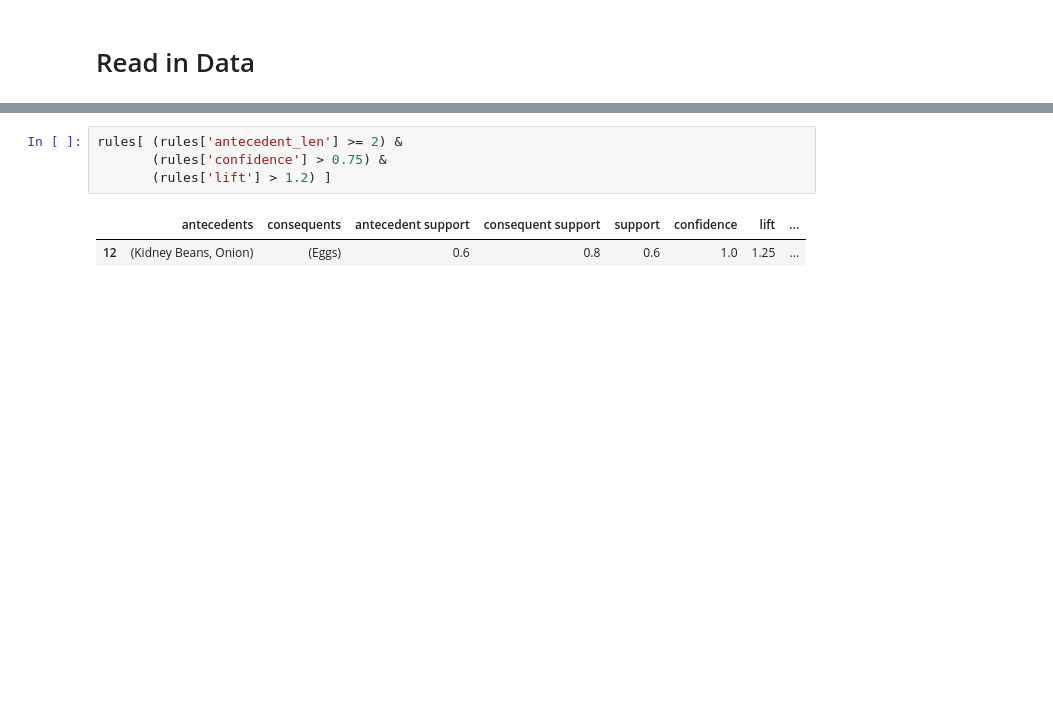
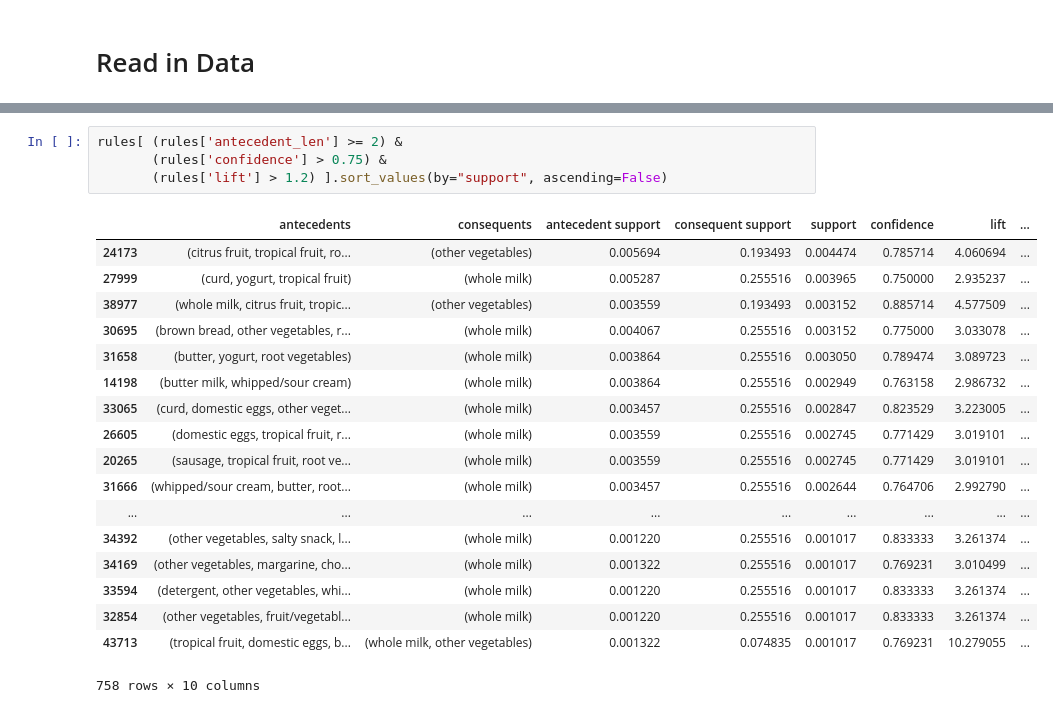
Before and after one commit to stepthom/sandbox, a Jupyter notebook: slides_arules.ipynb, the cells around one changed output, grey strips where cells are left out. Cells and saved outputs as stored; diff of their text form; blank space fills up the shorter version.

```diff
--- a/slides_arules.ipynb
+++ b/slides_arules.ipynb
@@ -154,10 +163,26 @@ rules
 # %%
 rules[ (rules['antecedent_len'] >= 2) &
        (rules['confidence'] > 0.75) &
-       (rules['lift'] > 1.2) ]
+       (rules['lift'] > 1.2) ].sort_values(by="support", ascending=False)
 # %% [output]
 |  | antecedents | consequents | antecedent support | consequent support | support | confidence | lift | ... |
-| 12 | (Kidney Beans, Onion) | (Eggs) | 0.6 | 0.8 | 0.6 | 1.0 | 1.25 | ... |
+| 24173 | (citrus fruit, tropical fruit, ro... | (other vegetables) | 0.005694 | 0.193493 | 0.004474 | 0.785714 | 4.060694 | ... |
+| 27999 | (curd, yogurt, tropical fruit) | (whole milk) | 0.005287 | 0.255516 | 0.003965 | 0.750000 | 2.935237 | ... |
+| 38977 | (whole milk, citrus fruit, tropic... | (other vegetables) | 0.003559 | 0.193493 | 0.003152 | 0.885714 | 4.577509 | ... |
+| 30695 | (brown bread, other vegetables, r... | (whole milk) | 0.004067 | 0.255516 | 0.003152 | 0.775000 | 3.033078 | ... |
+| 31658 | (butter, yogurt, root vegetables) | (whole milk) | 0.003864 | 0.255516 | 0.003050 | 0.789474 | 3.089723 | ... |
+| 14198 | (butter milk, whipped/sour cream) | (whole milk) | 0.003864 | 0.255516 | 0.002949 | 0.763158 | 2.986732 | ... |
+| 33065 | (curd, domestic eggs, other veget... | (whole milk) | 0.003457 | 0.255516 | 0.002847 | 0.823529 | 3.223005 | ... |
+| 26605 | (domestic eggs, tropical fruit, r... | (whole milk) | 0.003559 | 0.255516 | 0.002745 | 0.771429 | 3.019101 | ... |
+| 20265 | (sausage, tropical fruit, root ve... | (whole milk) | 0.003559 | 0.255516 | 0.002745 | 0.771429 | 3.019101 | ... |
+| 31666 | (whipped/sour cream, butter, root... | (whole milk) | 0.003457 | 0.255516 | 0.002644 | 0.764706 | 2.992790 | ... |
+| ... | ... | ... | ... | ... | ... | ... | ... | ... |
+| 34392 | (other vegetables, salty snack, l... | (whole milk) | 0.001220 | 0.255516 | 0.001017 | 0.833333 | 3.261374 | ... |
+| 34169 | (other vegetables, margarine, cho... | (whole milk) | 0.001322 | 0.255516 | 0.001017 | 0.769231 | 3.010499 | ... |
+| 33594 | (detergent, other vegetables, whi... | (whole milk) | 0.001220 | 0.255516 | 0.001017 | 0.833333 | 3.261374 | ... |
+| 32854 | (other vegetables, fruit/vegetabl... | (whole milk) | 0.001220 | 0.255516 | 0.001017 | 0.833333 | 3.261374 | ... |
+| 43713 | (tropical fruit, domestic eggs, b... | (whole milk, other vegetables) | 0.001322 | 0.074835 | 0.001017 | 0.769231 | 10.279055 | ... |
+758 rows × 10 columns
 # %%
 rules[ (rules['antecedents'].apply(lambda x: 'Eggs' in x)) & (rules['antecedent_len'] >=2) ]
 # %% [output]
```
Also changed, not shown: parts of 15 cells of this notebook.
